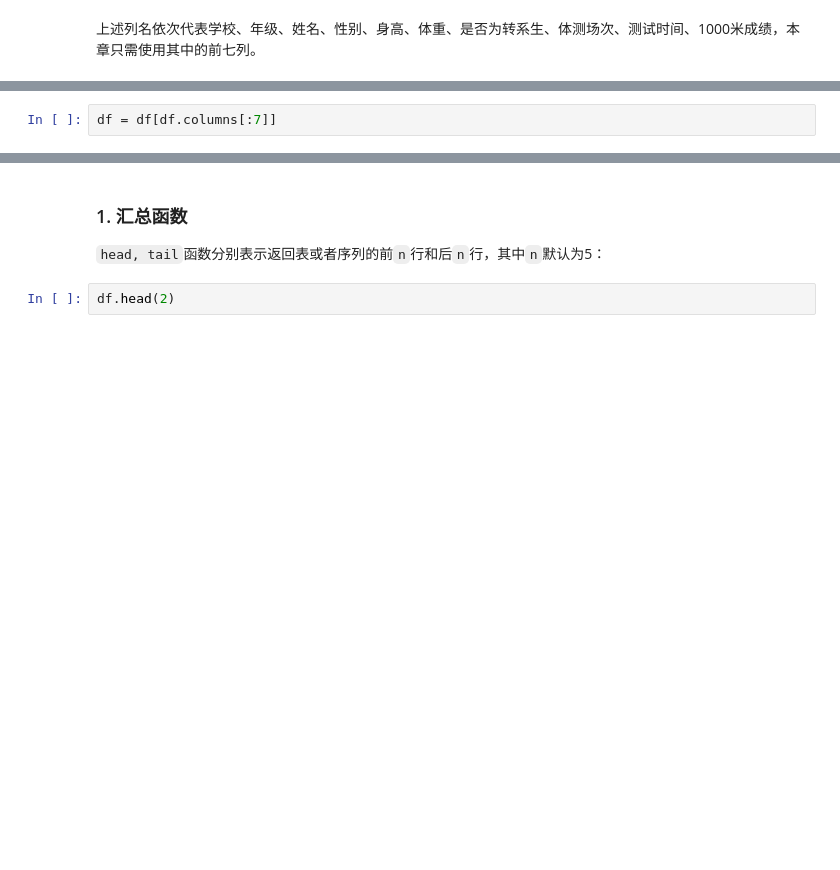
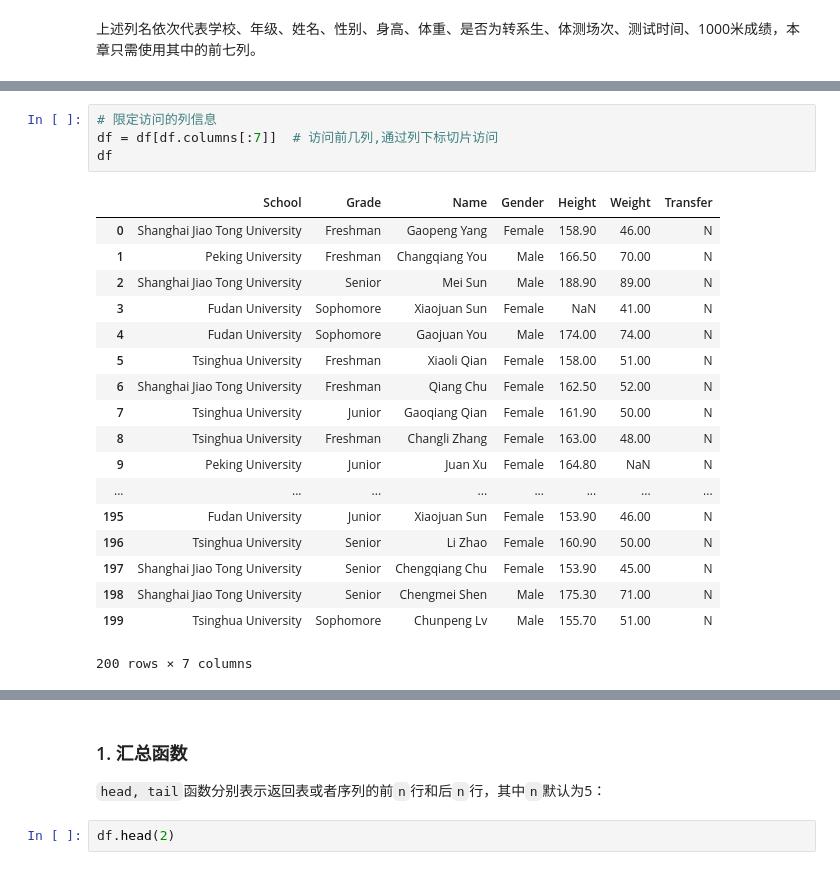
Before and after one commit to vcfriend/python-demo, a Jupyter notebook: pandas/joyful-pandas/notebook/第二章 pandas基础.ipynb, the cells around one changed output, grey strips where cells are left out. Saved outputs shown, nothing was run; the diff lists cells and outputs as text; blank space fills up the shorter version.

```diff
--- a/pandas/joyful-pandas/notebook/第二章 pandas基础.ipynb
+++ b/pandas/joyful-pandas/notebook/第二章 pandas基础.ipynb
@@ -317,2 +326,23 @@ Index(['School', 'Grade', 'Name', 'Gender', 'Height', 'Weight', 'Transfer',
 # %%
-df = df[df.columns[:7]]
+# 限定访问的列信息
+df = df[df.columns[:7]]  # 访问前几列,通过列下标切片访问
+df
+# %% [output]
+|  | School | Grade | Name | Gender | Height | Weight | Transfer |
+| 0 | Shanghai Jiao Tong University | Freshman | Gaopeng Yang | Female | 158.90 | 46.00 | N |
+| 1 | Peking University | Freshman | Changqiang You | Male | 166.50 | 70.00 | N |
+| 2 | Shanghai Jiao Tong University | Senior | Mei Sun | Male | 188.90 | 89.00 | N |
+| 3 | Fudan University | Sophomore | Xiaojuan Sun | Female | NaN | 41.00 | N |
+| 4 | Fudan University | Sophomore | Gaojuan You | Male | 174.00 | 74.00 | N |
+| 5 | Tsinghua University | Freshman | Xiaoli Qian | Female | 158.00 | 51.00 | N |
+| 6 | Shanghai Jiao Tong University | Freshman | Qiang Chu | Female | 162.50 | 52.00 | N |
+| 7 | Tsinghua University | Junior | Gaoqiang Qian | Female | 161.90 | 50.00 | N |
+| 8 | Tsinghua University | Freshman | Changli Zhang | Female | 163.00 | 48.00 | N |
+| 9 | Peking University | Junior | Juan Xu | Female | 164.80 | NaN | N |
+| ... | ... | ... | ... | ... | ... | ... | ... |
+| 195 | Fudan University | Junior | Xiaojuan Sun | Female | 153.90 | 46.00 | N |
+| 196 | Tsinghua University | Senior | Li Zhao | Female | 160.90 | 50.00 | N |
+| 197 | Shanghai Jiao Tong University | Senior | Chengqiang Chu | Female | 153.90 | 45.00 | N |
+| 198 | Shanghai Jiao Tong University | Senior | Chengmei Shen | Male | 175.30 | 71.00 | N |
+| 199 | Tsinghua University | Sophomore | Chunpeng Lv | Male | 155.70 | 51.00 | N |
+200 rows × 7 columns
```
Also changed, not shown: parts of 41 cells of this notebook, 11 other files.
